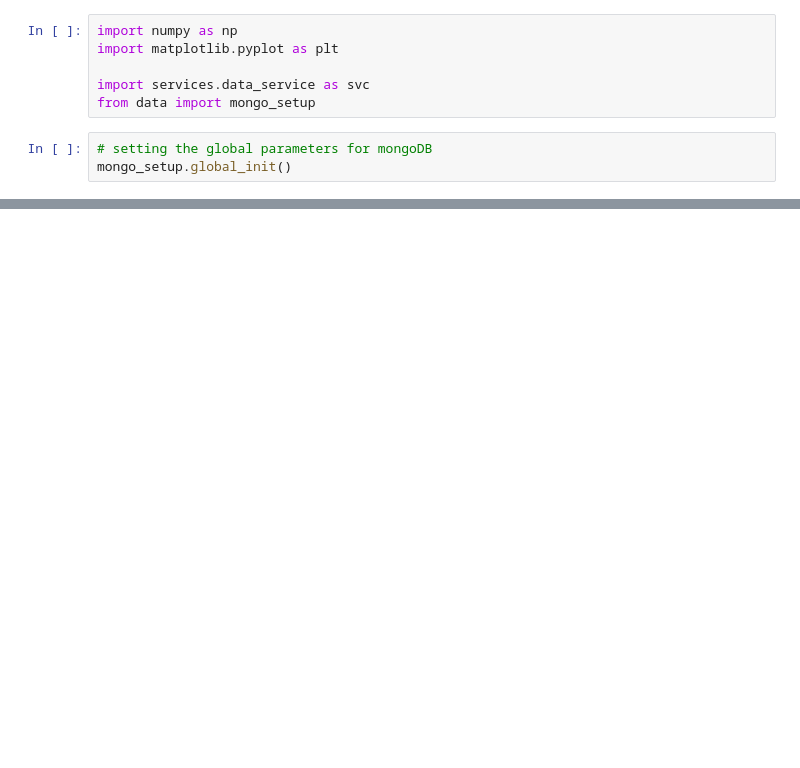
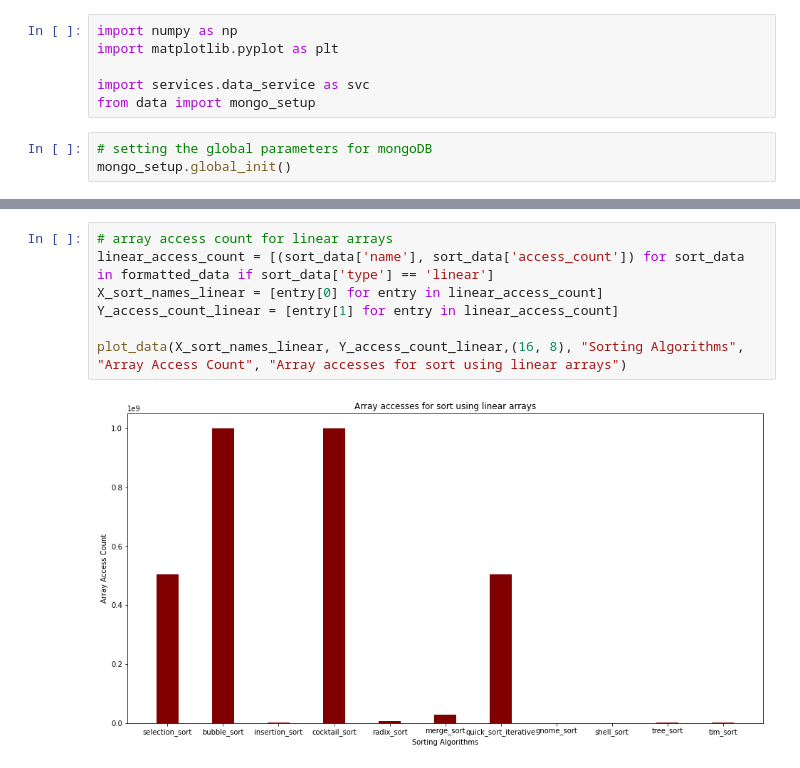
Before and after one commit to abhinav-thimma/sorting-algo-analysis, a Jupyter notebook: sorting_comparision_visualizer.ipynb, the cells around one changed output, grey strips where cells are left out. Saved outputs shown, nothing was run; the diff lists cells and outputs as text; blank space fills up the shorter version.

```diff
--- a/sorting_comparision_visualizer.ipynb
+++ b/sorting_comparision_visualizer.ipynb
@@ -72,0 +88,9 @@ plt.show()
+# %%
+# array access count for linear arrays
+linear_access_count = [(sort_data['name'], sort_data['access_count']) for sort_data in formatted_data if sort_data['type'] == 'linear']
+X_sort_names_linear = [entry[0] for entry in linear_access_count]
+Y_access_count_linear = [entry[1] for entry in linear_access_count]
+
+plot_data(X_sort_names_linear, Y_access_count_linear,(16, 8), "Sorting Algorithms", "Array Access Count", "Array accesses for sort using linear arrays")
+# %% [output]
+[figure, added]
```
Also changed, not shown: parts of 7 cells of this notebook.
